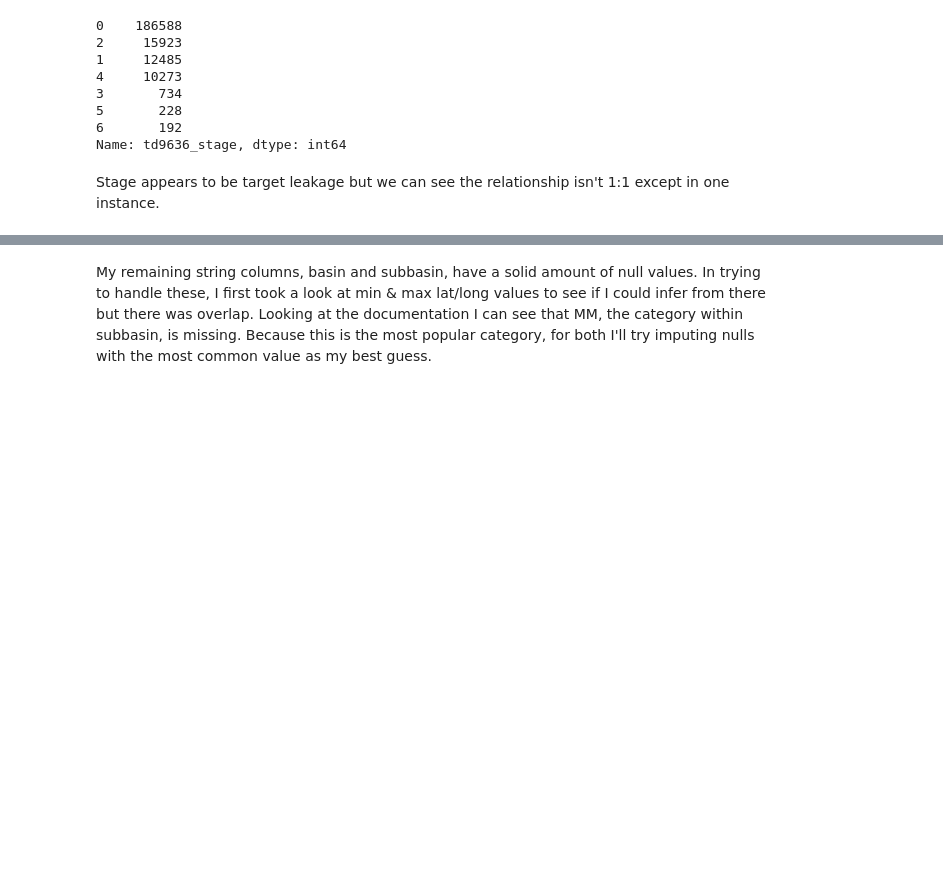
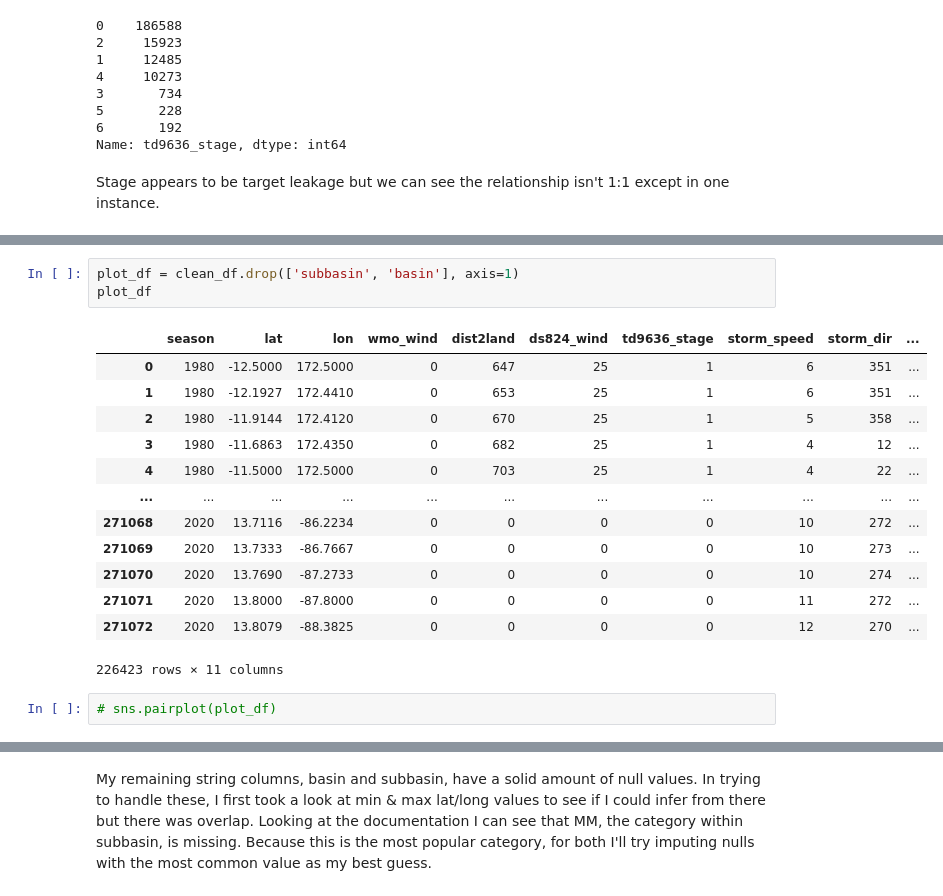
Before and after one commit to christisarv/tropical-storm-classification-project, a Jupyter notebook: Data Exploration Notebook.ipynb, the cells around one changed output, grey strips where cells are left out. Drawn from its saved outputs; the diff is of its cells as text; blank space fills up the shorter version.

```diff
--- a/Data Exploration Notebook.ipynb
+++ b/Data Exploration Notebook.ipynb
@@ -172,3 +175,22 @@ clean_df.groupby(['target']).mean()
 | target |  |  |  |  |  |  |  |  |  | ... |
 | 0 | 2004.657887 | 26.183926 | 14.152830 | 10.345379 | 844.710480 | 0.000000 | 0.049628 | 14.850986 | 148.837451 | ... |
 | 1 | 1998.543692 | 7.703185 | 48.142032 | 21.598198 | 830.143382 | 0.976224 | 0.436928 | 9.488275 | 221.142289 | ... |
+# %%
+plot_df = clean_df.drop(['subbasin', 'basin'], axis=1)
+plot_df
+# %% [output]
+|  | season | lat | lon | wmo_wind | dist2land | ds824_wind | td9636_stage | storm_speed | storm_dir | ... |
+| 0 | 1980 | -12.5000 | 172.5000 | 0 | 647 | 25 | 1 | 6 | 351 | ... |
+| 1 | 1980 | -12.1927 | 172.4410 | 0 | 653 | 25 | 1 | 6 | 351 | ... |
+| 2 | 1980 | -11.9144 | 172.4120 | 0 | 670 | 25 | 1 | 5 | 358 | ... |
+| 3 | 1980 | -11.6863 | 172.4350 | 0 | 682 | 25 | 1 | 4 | 12 | ... |
+| 4 | 1980 | -11.5000 | 172.5000 | 0 | 703 | 25 | 1 | 4 | 22 | ... |
+| ... | ... | ... | ... | ... | ... | ... | ... | ... | ... | ... |
+| 271068 | 2020 | 13.7116 | -86.2234 | 0 | 0 | 0 | 0 | 10 | 272 | ... |
+| 271069 | 2020 | 13.7333 | -86.7667 | 0 | 0 | 0 | 0 | 10 | 273 | ... |
+| 271070 | 2020 | 13.7690 | -87.2733 | 0 | 0 | 0 | 0 | 10 | 274 | ... |
+| 271071 | 2020 | 13.8000 | -87.8000 | 0 | 0 | 0 | 0 | 11 | 272 | ... |
+| 271072 | 2020 | 13.8079 | -88.3825 | 0 | 0 | 0 | 0 | 12 | 270 | ... |
+226423 rows × 11 columns
+# %%
+# sns.pairplot(plot_df)
```
Also changed, not shown: parts of 13 cells of this notebook.
